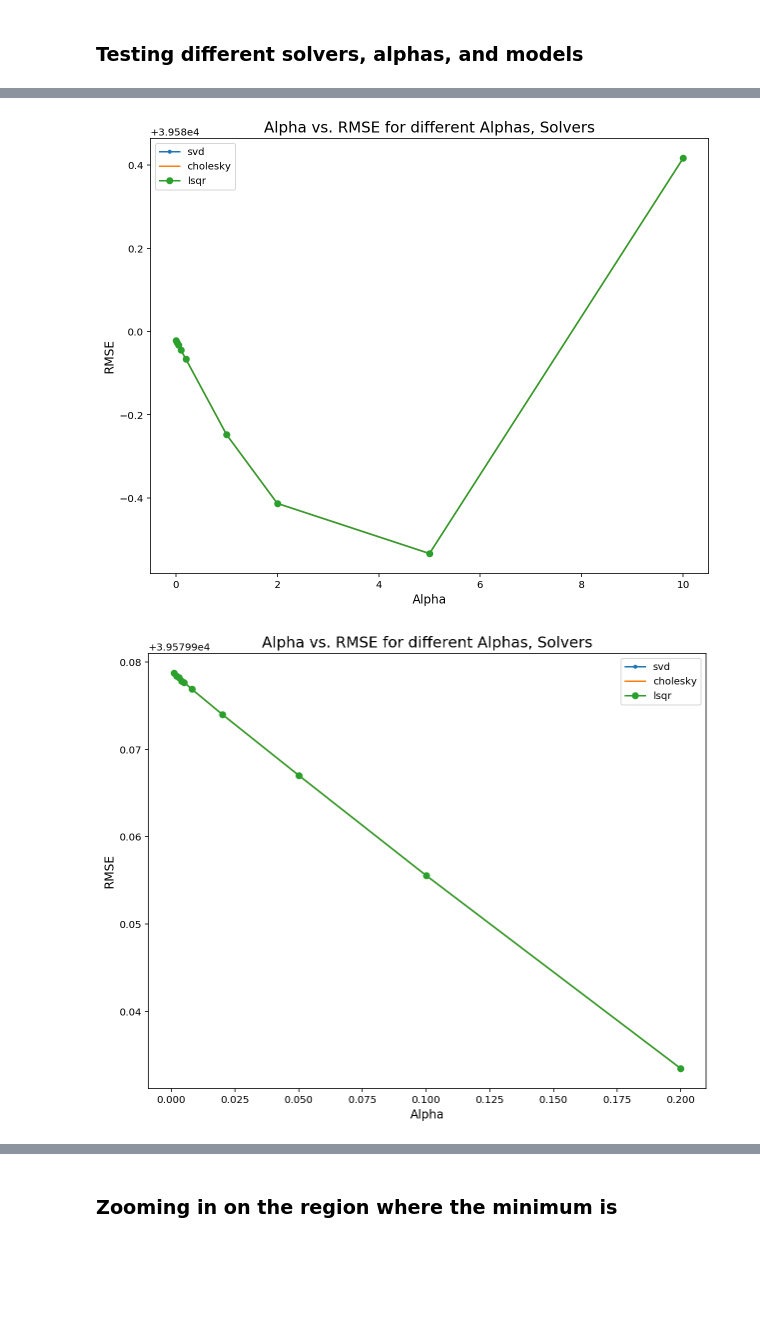
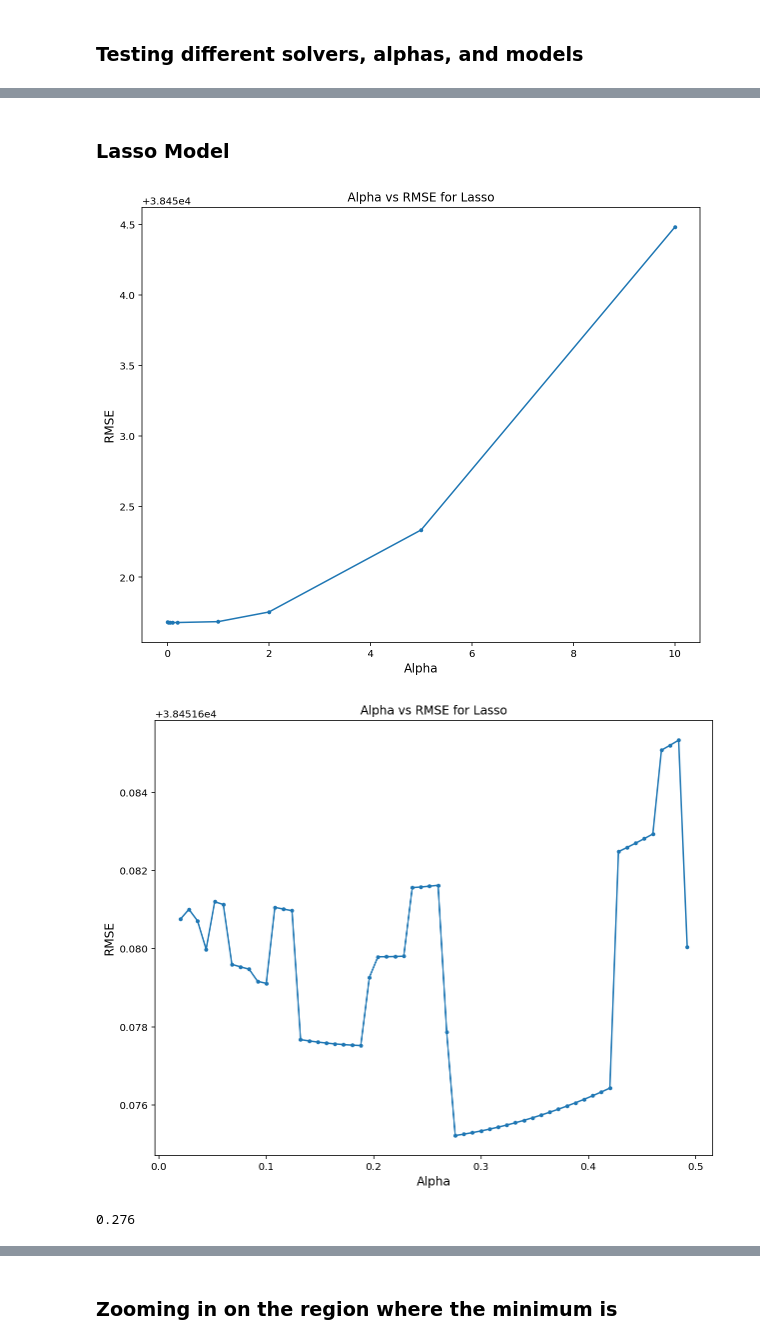
Before and after one commit to jsigee87/Data-Science-Lab-ee379k, a Jupyter notebook: lab4/src/problem4redo.ipynb, the cells around one changed output, grey strips where cells are left out. Saved outputs shown, nothing was run; the diff lists cells and outputs as text; code cells hidden in the pictures; blank space fills up the shorter version.

```diff
--- a/lab4/src/problem4redo.ipynb
+++ b/lab4/src/problem4redo.ipynb
@@ -247,0 +265,2 @@ m_lasso = Lasso()
+# %% [markdown]
+### Lasso Model
@@ -249,22 +273,35 @@ m_lasso = Lasso()
 #Testing lasso with first list of alphas
 alphas_1 =  [0.001,0.02, 0.05, 0.1, 0.2, 1, 2, 5, 10]
 
-cv_lasso = [[rmse_cv(Lasso(alpha=alpha,normalize = True)).mean()
-            for alpha in alphas_1] for solver in solvers]
+cv_lasso = [rmse_cv(Lasso(alpha=alpha,normalize = True)).mean()
+            for alpha in alphas_1]
 cv_lasso = np.array(cv_lasso)
 
-makePlot(cv_lasso, alphas_1)
+plt.figure(figsize = (10,8))
+_ = plt.plot(alphas_1, cv_lasso, marker='.')
+plt.xlabel("Alpha", fontsize=12)
+plt.ylabel("RMSE", fontsize=12)
+_ = plt.title("Alpha vs RMSE for Lasso")
 # %% [output]
-[figure, old version]
+[figure, new version]
 # %%
 ## zooming in to get more accuracy
 
-alphas_2 =  [0.001,0.002,0.003,0.004, 0.005, 0.008, 0.02,0.05,0.1,0.2]
+alphas_2 = np.arange(0.02, 0.5, 0.008)
 
-cv_lasso = [[rmse_cv(Lasso(alpha=alpha,normalize = True)).mean()
-            for alpha in alphas_2] for solver in solvers]
-cv_lasso = np.array(cv_lasso)
+cv_lasso_2 = [rmse_cv(Lasso(alpha=alpha,normalize = True)).mean()
+            for alpha in alphas_2]
+cv_lasso_2 = np.array(cv_lasso_2)
 
-makePlot(cv_lasso, alphas_2)
+plt.figure(figsize = (10,8))
+_ = plt.plot(alphas_2, cv_lasso_2, marker='.')
+plt.xlabel("Alpha", fontsize=12)
+plt.ylabel("RMSE", fontsize=12)
+_ = plt.title("Alpha vs RMSE for Lasso")
 # %% [output]
-[figure, old version]
+[figure, new version]
+# %%
+lasso = alphas_2[np.argmin(cv_lasso_2)]
+print(lasso)
+# %% [output]
+0.276
```
Also changed, not shown: parts of 29 cells of this notebook.
